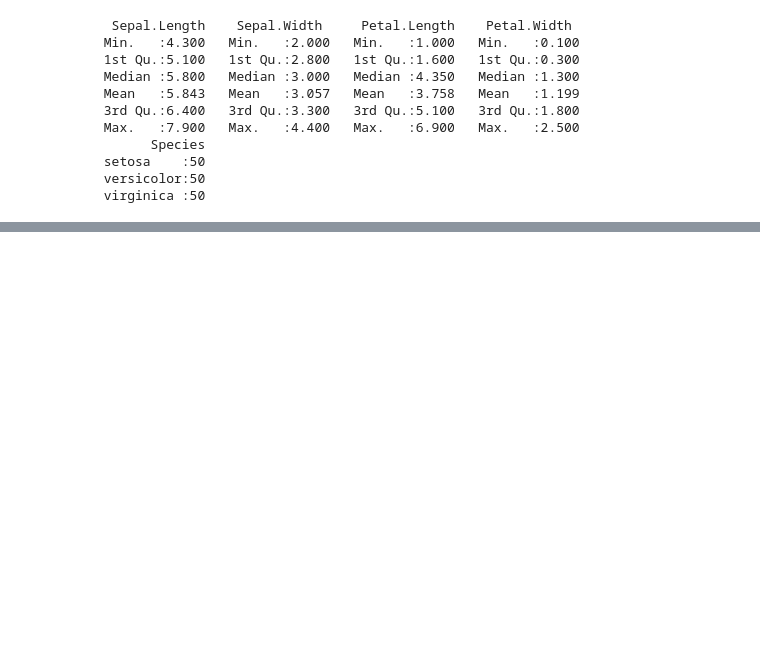
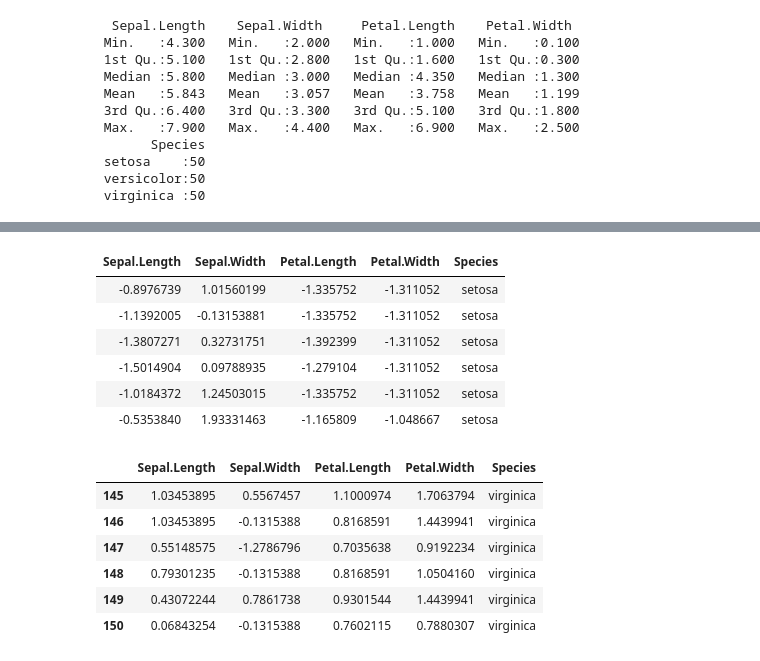
Before and after one commit to jjhwnn/R_Programming, a Jupyter notebook: 17. 인공신경망.ipynb, the cells around one changed output, grey strips where cells are left out. Cells and saved outputs as stored; diff of their text form; code cells hidden in the pictures; blank space fills up the shorter version.

```diff
--- a/17. 인공신경망.ipynb
+++ b/17. 인공신경망.ipynb
@@ -166,3 +162,5 @@ summary(iris)
  setosa    :50
  versicolor:50
  virginica :50
+# %%
+iris2 <- scale(iris[,-5])
@@ -168,0 +187,8 @@ summary(iris)
+# %%
+iris3 <- data.frame(Sepal.Length=iris2[,1], Sepal.Width=iris2[,2],
+                      Petal.Length=iris2[,3], Petal.Width=iris2[,4])
+head(iris3)
+class(iris3)
+
+nrow(iris3)
+ncol(iris3)
@@ -168,0 +206,20 @@ summary(iris)
+# %%
+iris3$Species <- iris$Species
+# %%
+head(iris3)
+tail(iris3)
+# %% [output]
+| Sepal.Length | Sepal.Width | Petal.Length | Petal.Width | Species |
+| -0.8976739 | 1.01560199 | -1.335752 | -1.311052 | setosa |
+| -1.1392005 | -0.13153881 | -1.335752 | -1.311052 | setosa |
+| -1.3807271 | 0.32731751 | -1.392399 | -1.311052 | setosa |
+| -1.5014904 | 0.09788935 | -1.279104 | -1.311052 | setosa |
+| -1.0184372 | 1.24503015 | -1.335752 | -1.311052 | setosa |
+| -0.5353840 | 1.93331463 | -1.165809 | -1.048667 | setosa |
+|  | Sepal.Length | Sepal.Width | Petal.Length | Petal.Width | Species |
+| 145 | 1.03453895 | 0.5567457 | 1.1000974 | 1.7063794 | virginica |
+| 146 | 1.03453895 | -0.1315388 | 0.8168591 | 1.4439941 | virginica |
+| 147 | 0.55148575 | -1.2786796 | 0.7035638 | 0.9192234 | virginica |
+| 148 | 0.79301235 | -0.1315388 | 0.8168591 | 1.0504160 | virginica |
+| 149 | 0.43072244 | 0.7861738 | 0.9301544 | 1.4439941 | virginica |
+| 150 | 0.06843254 | -0.1315388 | 0.7602115 | 0.7880307 | virginica |
```
Also changed, not shown: parts of 19 cells of this notebook, 5 other files.
